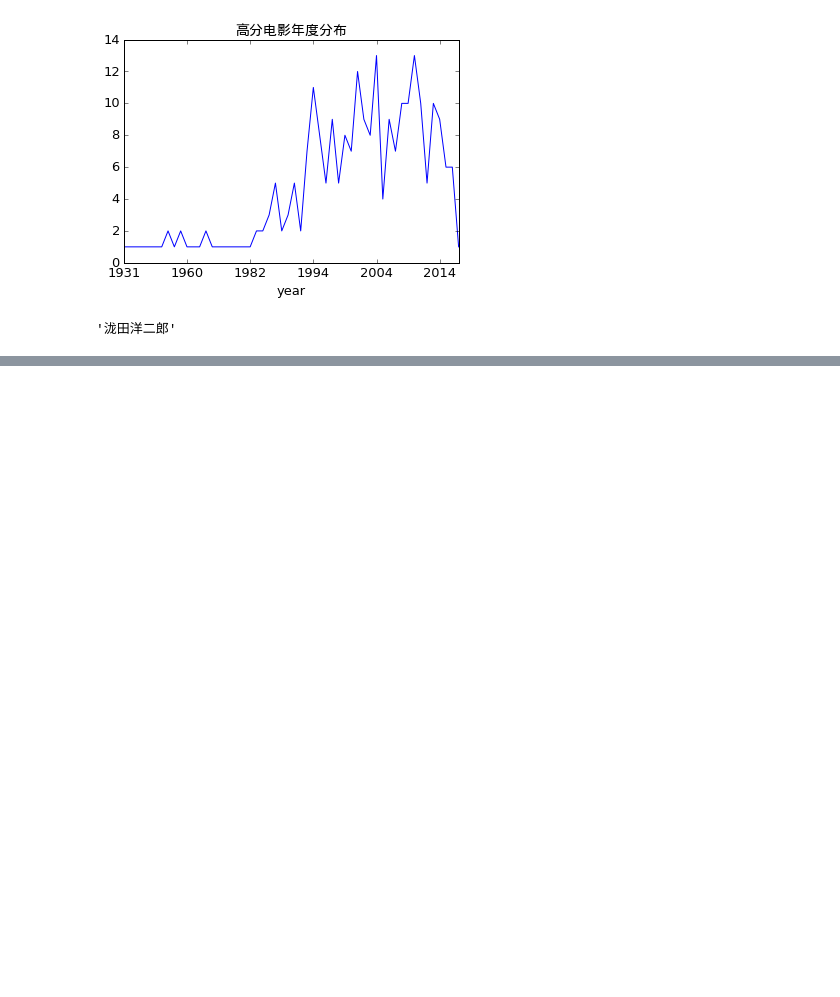
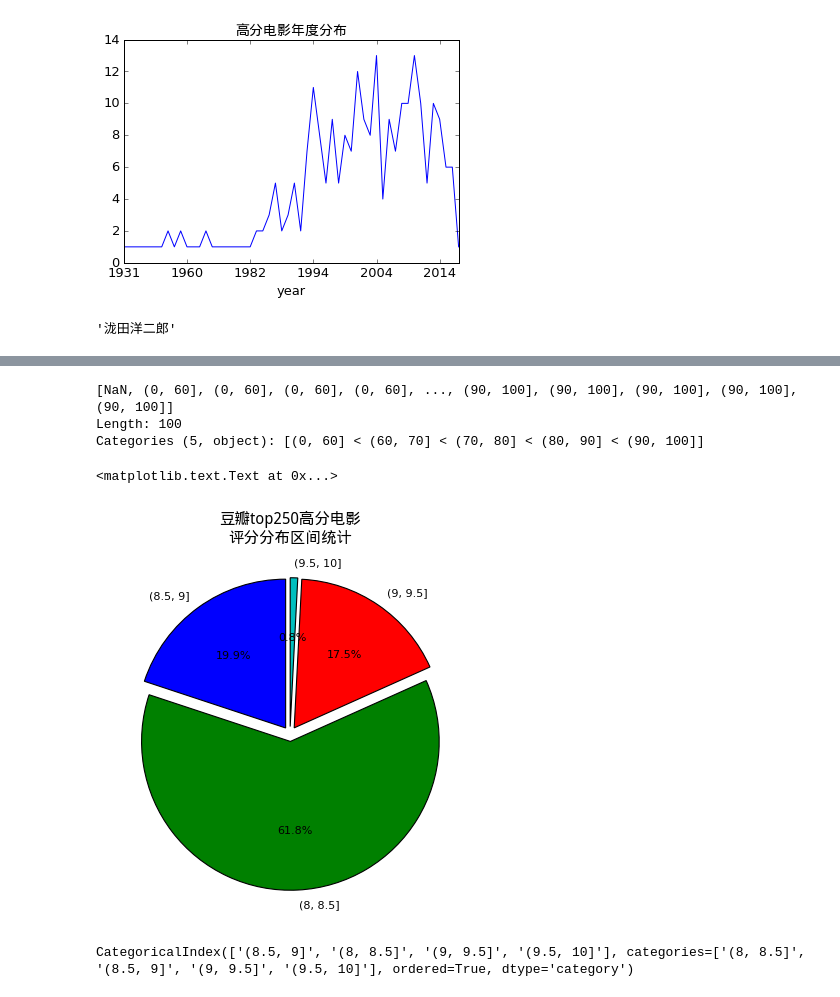
Before and after one commit to polarbear611/Data-Analysis, a Jupyter notebook: WebXML/Douban.ipynb, the cells around one changed output, grey strips where cells are left out. Cells and saved outputs as stored; diff of their text form; code cells hidden in the pictures; blank space fills up the shorter version.

```diff
--- a/WebXML/Douban.ipynb
+++ b/WebXML/Douban.ipynb
@@ -180,0 +196,3 @@ df_movie[['title', 'original_title', 'year', 'average', 'collect_count', 'genres
+# %%
+names = ['Ranking', 'Title', 'Original_title', 'Other_title', 'Director', 'Stars', 'Year', 'Country', 'Genres', 'Rating', 'Rating_times', 'Inq']
+df_movies = pd.read_csv('movie_info_top250.csv', index_col=0, names=names)
@@ -180,0 +224,31 @@ df_movie[['title', 'original_title', 'year', 'average', 'collect_count', 'genres
+# %%
+pd.cut(range(100), [0, 60, 70, 80, 90, 100])
+# %% [output]
+[NaN, (0, 60], (0, 60], (0, 60], (0, 60], ..., (90, 100], (90, 100], (90, 100], (90, 100], (90, 100]]
+Length: 100
+Categories (5, object): [(0, 60] < (60, 70] < (70, 80] < (80, 90] < (90, 100]]
+# %%
+import matplotlib.pyplot as plt
+from matplotlib.font_manager import FontProperties
+
+ind = pd.cut(df_movies.Rating, bins=[8, 8.5, 9, 9.5, 10])
+gb_rates = df_movies.groupby(ind).size()
+font = FontProperties(fname='/usr/share/fonts/chinese/wqy-microhei.ttf', size=14)
+plt.figure(figsize=(6, 6), dpi = 80)
+plt.axes(aspect = 1)
+plt.pie(gb_rates,
+        explode = [0.05] * len(gb_rates),
+        labels=ind.value_counts().index,
+        shadow = False,
+        startangle = 90,
+        pctdistance = 0.6,
+       autopct = "%3.1f%%")
+plt.title("豆瓣top250高分电影\n评分分布区间统计",  fontproperties=font)
+#plt.legend(loc = 'upper right')
+# %% [output]
+<matplotlib.text.Text at 0x...>
+[figure, added]
+# %%
+ind.value_counts().index
+# %% [output]
+CategoricalIndex(['(8.5, 9]', '(8, 8.5]', '(9, 9.5]', '(9.5, 10]'], categories=['(8, 8.5]', '(8.5, 9]', '(9, 9.5]', '(9.5, 10]'], ordered=True, dtype='category')
```
Also changed, not shown: parts of 10 cells of this notebook, 2 other files.
